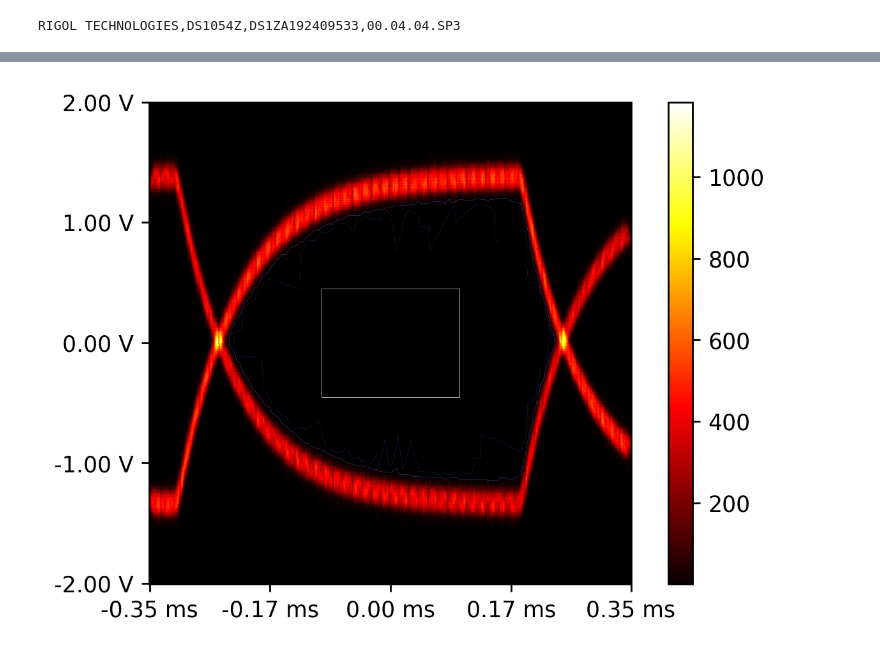
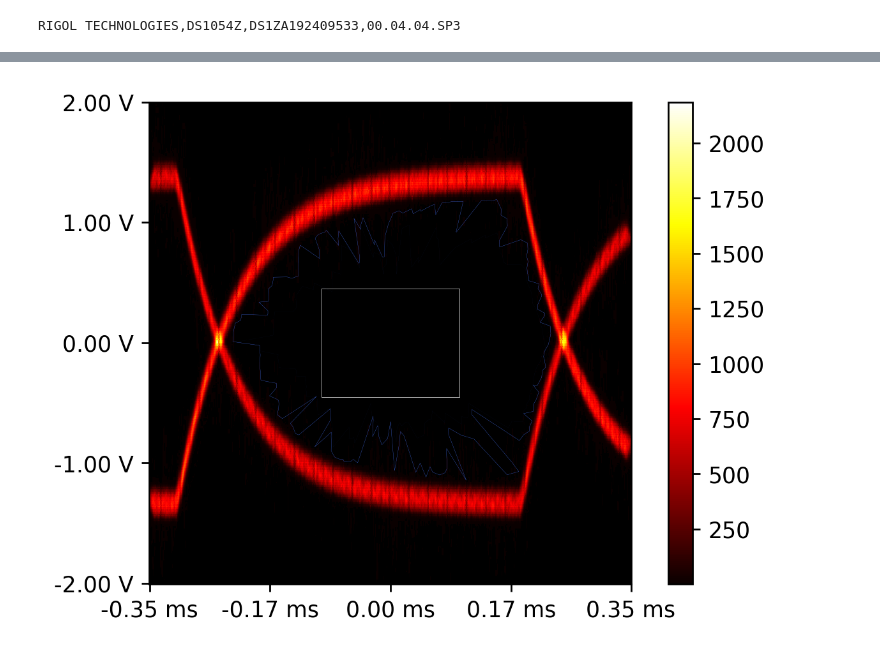
Before and after one commit to ericsims/INST-Drivers, a Jupyter notebook: eye.ipynb, the cells around one changed output, grey strips where cells are left out. Cells and saved outputs as stored; diff of their text form; code cells hidden in the pictures.

Commit message:
more contours

```diff
--- a/eye.ipynb
+++ b/eye.ipynb
@@ -164,7 +164,7 @@ grid = np.zeros((grid_size, grid_size), dtype=np.int32)
 samples = 0
 
 fig, ax = plt.subplots(1)
-for n in range(0,10):
+for n in range(0,20):
     (x,y) = cap_plz()
     samples = calcc(x,y,grid,samples)
 
@@ -228,32 +238,33 @@ for n in range(num_points_contour*supersample):
         if(grid[int(y_test),int(x_test)]>0):
             contour_polar[n] = (theta,r)
             break
 
 contour_ds_polar = np.empty((num_points_contour+1,2))
 for n in range(num_points_contour):
     contour_ds_polar[n] = [contour_polar.T[0][np.argmin(contour_polar.T[1][(n*supersample):(n*supersample+supersample)])+n*supersample] , np.min(contour_polar.T[1][(n*supersample):(n*supersample+supersample)])]
 contour_ds_polar[num_points_contour] = contour_ds_polar[0]
-plt.plot(contour_ds_polar.T[1]*np.cos(contour_ds_polar.T[0])+grid_size/2,contour_ds_polar.T[1]*np.sin(contour_ds_polar.T[0])+grid_size/2, color='royalblue',linewidth=0.05)
+plt.plot(contour_ds_polar.T[1]*np.cos(contour_ds_polar.T[0])+grid_size/2,contour_ds_polar.T[1]*np.sin(contour_ds_polar.T[0])+grid_size/2, color='royalblue',linewidth=0.01)
 
 
 #create 3 sigma contour
 contour_polar = np.empty((num_points_contour*supersample,2))
 for n in range(num_points_contour*supersample):
     theta = n*2*np.pi/(num_points_contour*supersample)
+    sampss = 0
     for r in range(0,int(grid_size*.71)):
         x_test = r*np.cos(theta)+grid_size/2
         y_test = r*np.sin(theta)+grid_size/2
         if(grid[int(y_test),int(x_test)]>samples*(1-0.9987)):
             contour_polar[n] = (theta,r)
             break
 
 contour_ds_polar = np.empty((num_points_contour+1,2))
 for n in range(num_points_contour):
     contour_ds_polar[n] = [contour_polar.T[0][np.argmin(contour_polar.T[1][(n*supersample):(n*supersample+supersample)])+n*supersample] , np.min(contour_polar.T[1][(n*supersample):(n*supersample+supersample)])]
 contour_ds_polar[num_points_contour] = contour_ds_polar[0]
 plt.plot(contour_ds_polar.T[1]*np.cos(contour_ds_polar.T[0])+grid_size/2,contour_ds_polar.T[1]*np.sin(contour_ds_polar.T[0])+grid_size/2, color='royalblue',linewidth=0.1)
 
 plt.savefig("eye.png", bbox_inches='tight', dpi=1000)
 plt.show()
 # %% [output]
-[figure, old version]
+[figure, new version]
```
Also changed, not shown: parts of 1 cell of this notebook, 1 other file.
